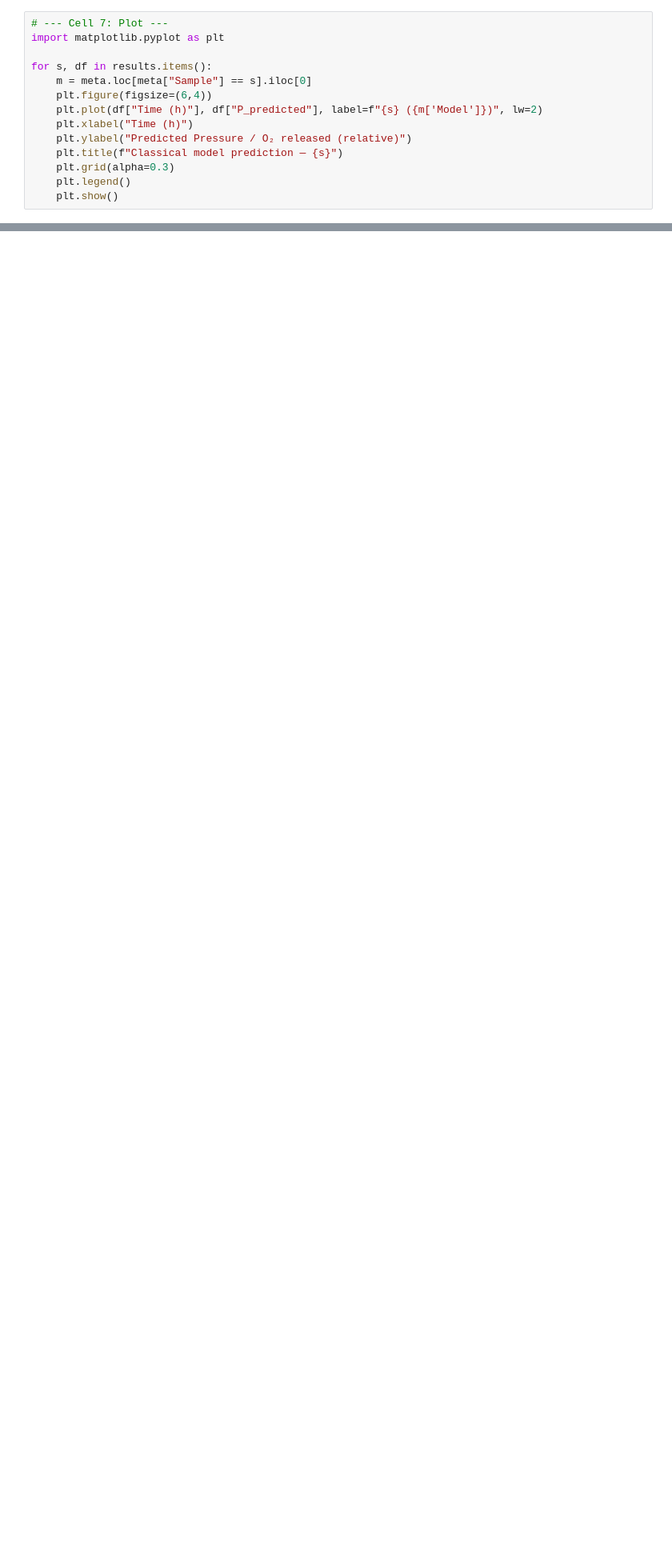
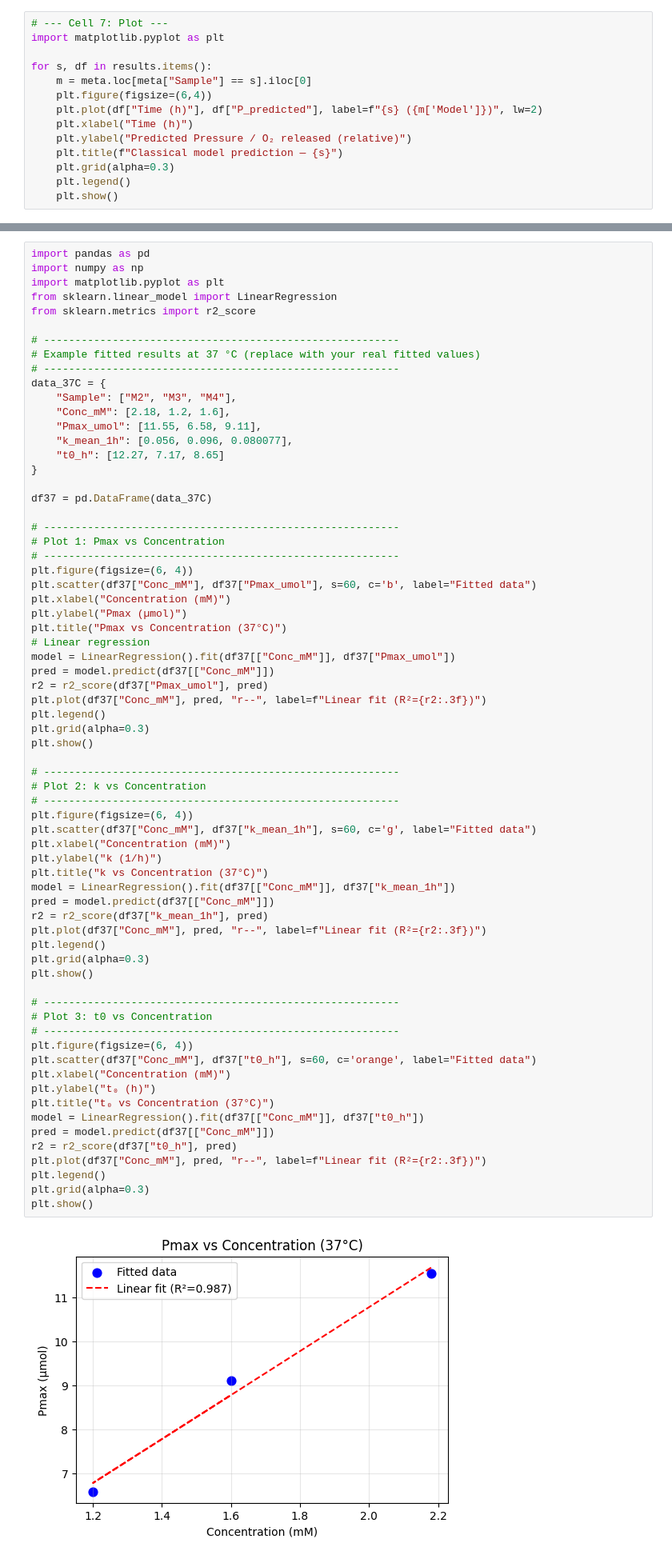
Before and after one commit to ChandrikaSethumadhavan/Master_Thesis, a Jupyter notebook: classical_model.ipynb, the cells around one changed output, grey strips where cells are left out. Shown: that part at 80% size. Drawn from its saved outputs; the diff is of its cells as text; blank space fills up the shorter version.

```diff
--- a/classical_model.ipynb
+++ b/classical_model.ipynb
@@ -385,0 +454,70 @@ interactive(children=(FloatSlider(value=2.0, description='Conc (mM)', max=5.0, m
+# %%
+import pandas as pd
+import numpy as np
+import matplotlib.pyplot as plt
+from sklearn.linear_model import LinearRegression
+from sklearn.metrics import r2_score
+
+# ---------------------------------------------------------
+# Example fitted results at 37 °C (replace with your real fitted values)
+# ---------------------------------------------------------
+data_37C = {
+    "Sample": ["M2", "M3", "M4"],
+    "Conc_mM": [2.18, 1.2, 1.6],
+    "Pmax_umol": [11.55, 6.58, 9.11],
+    "k_mean_1h": [0.056, 0.096, 0.080077],
+    "t0_h": [12.27, 7.17, 8.65]
+}
+
+df37 = pd.DataFrame(data_37C)
+
+# ---------------------------------------------------------
+# Plot 1: Pmax vs Concentration
+# ---------------------------------------------------------
+plt.figure(figsize=(6, 4))
+plt.scatter(df37["Conc_mM"], df37["Pmax_umol"], s=60, c='b', label="Fitted data")
+plt.xlabel("Concentration (mM)")
+plt.ylabel("Pmax (µmol)")
+plt.title("Pmax vs Concentration (37°C)")
+# Linear regression
+model = LinearRegression().fit(df37[["Conc_mM"]], df37["Pmax_umol"])
+pred = model.predict(df37[["Conc_mM"]])
+r2 = r2_score(df37["Pmax_umol"], pred)
+plt.plot(df37["Conc_mM"], pred, "r--", label=f"Linear fit (R²={r2:.3f})")
+plt.legend()
+plt.grid(alpha=0.3)
+plt.show()
+
+# ---------------------------------------------------------
+# Plot 2: k vs Concentration
+# ---------------------------------------------------------
+plt.figure(figsize=(6, 4))
+plt.scatter(df37["Conc_mM"], df37["k_mean_1h"], s=60, c='g', label="Fitted data")
+plt.xlabel("Concentration (mM)")
+plt.ylabel("k (1/h)")
+plt.title("k vs Concentration (37°C)")
+model = LinearRegression().fit(df37[["Conc_mM"]], df37["k_mean_1h"])
+pred = model.predict(df37[["Conc_mM"]])
+r2 = r2_score(df37["k_mean_1h"], pred)
+plt.plot(df37["Conc_mM"], pred, "r--", label=f"Linear fit (R²={r2:.3f})")
+plt.legend()
+plt.grid(alpha=0.3)
+plt.show()
+
+# ---------------------------------------------------------
+# Plot 3: t0 vs Concentration
+# ---------------------------------------------------------
+plt.figure(figsize=(6, 4))
+plt.scatter(df37["Conc_mM"], df37["t0_h"], s=60, c='orange', label="Fitted data")
+plt.xlabel("Concentration (mM)")
+plt.ylabel("t₀ (h)")
+plt.title("t₀ vs Concentration (37°C)")
+model = LinearRegression().fit(df37[["Conc_mM"]], df37["t0_h"])
+pred = model.predict(df37[["Conc_mM"]])
+r2 = r2_score(df37["t0_h"], pred)
+plt.plot(df37["Conc_mM"], pred, "r--", label=f"Linear fit (R²={r2:.3f})")
+plt.legend()
+plt.grid(alpha=0.3)
+plt.show()
+# %% [output]
+[figure, added]
```
Also changed, not shown: parts of 15 cells of this notebook.
